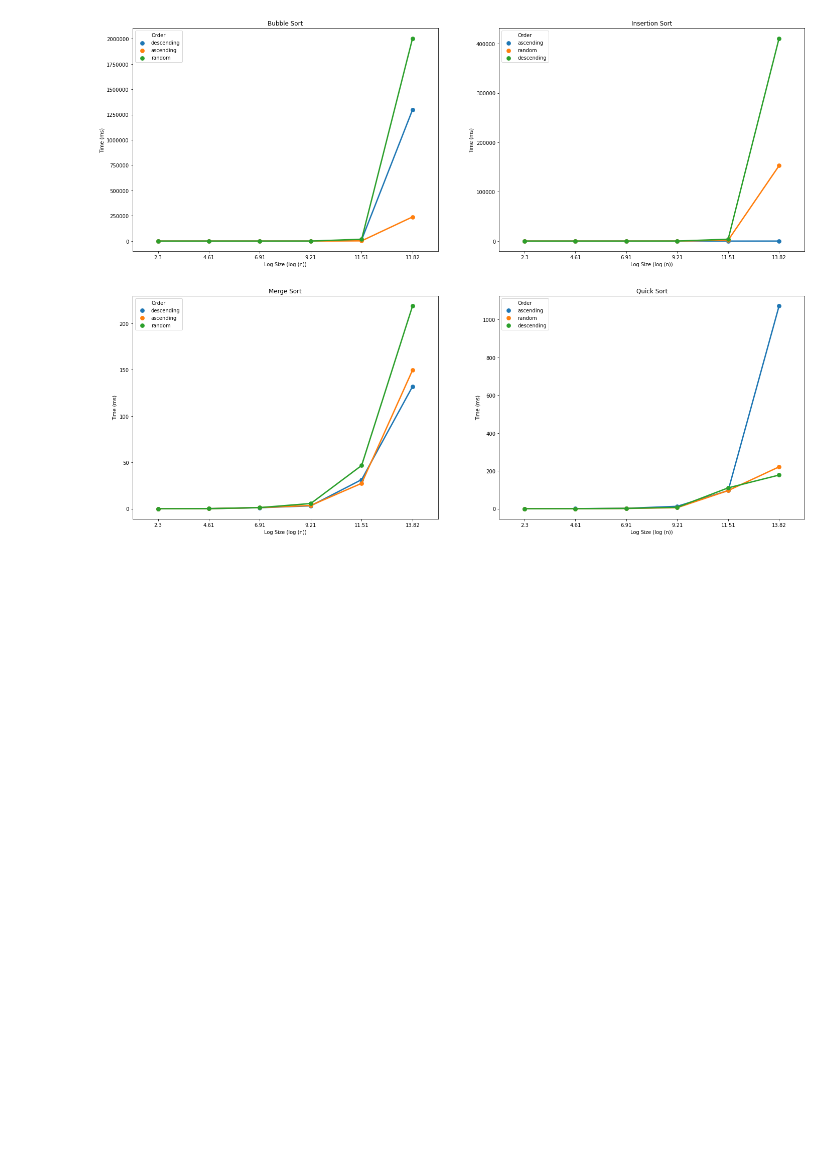
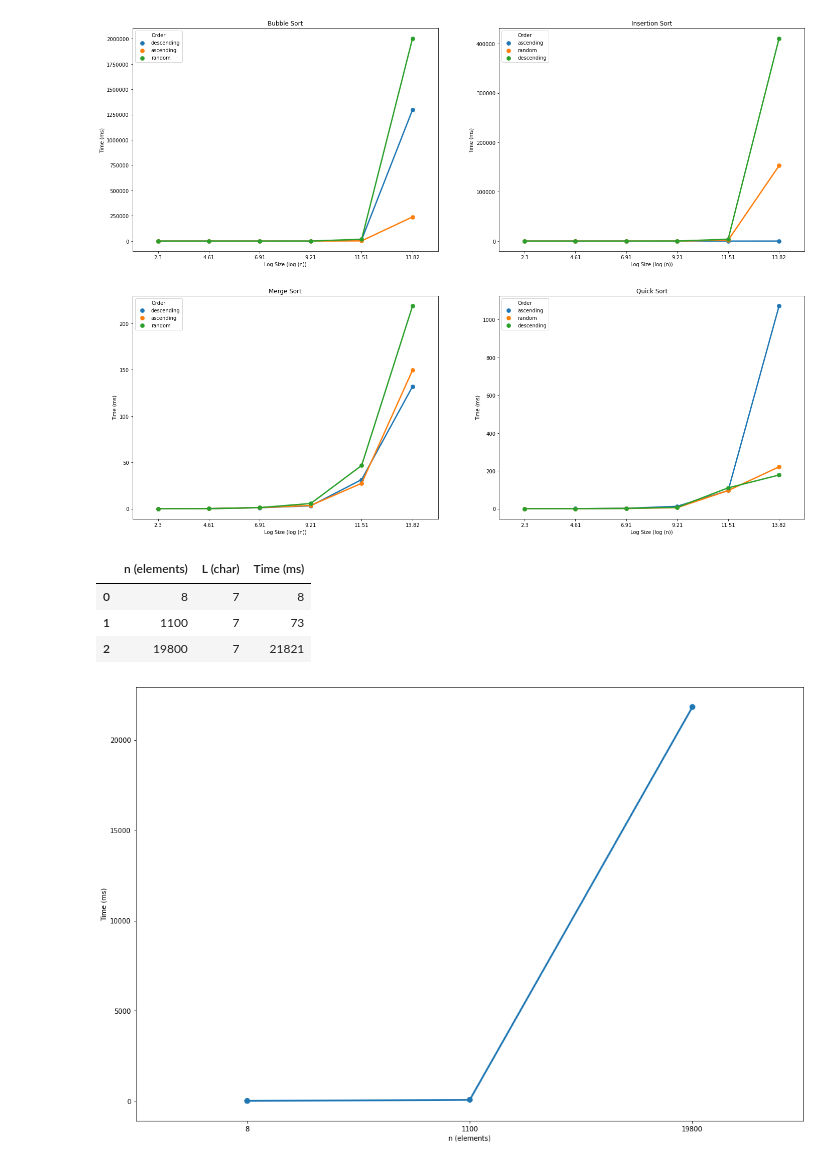
Before and after one commit to mklasby/Data-structures-and-algorithms-final, a Jupyter notebook: csv/plot.IPYNB, the cells around one changed output. Drawn from its saved outputs; the diff is of its cells as text; code cells hidden in the pictures; blank space fills up the shorter version.

```diff
--- a/csv/plot.IPYNB
+++ b/csv/plot.IPYNB
@@ -107,3 +107,18 @@ fig.show()
 fig.savefig("./algo_plot.png")
 # %% [output]
 [figure]
+# %%
+df = pd.DataFrame( {"n (elements)": [8, 1100, 19800], "L (char)": [7, 7, 7], "Time (ms)": [8, 73, 21821]} )
+display(df)
+
+fig,ax = plt.subplots(figsize = (18, 12))
+
+sns.pointplot(x = "n (elements)", y="Time (ms)", data=df)
+
+fig.savefig('./anagram.png')
+# %% [output]
+|  | n (elements) | L (char) | Time (ms) |
+| 0 | 8 | 7 | 8 |
+| 1 | 1100 | 7 | 73 |
+| 2 | 19800 | 7 | 21821 |
+[figure, added]
```
Also changed, not shown: 55 other files.
